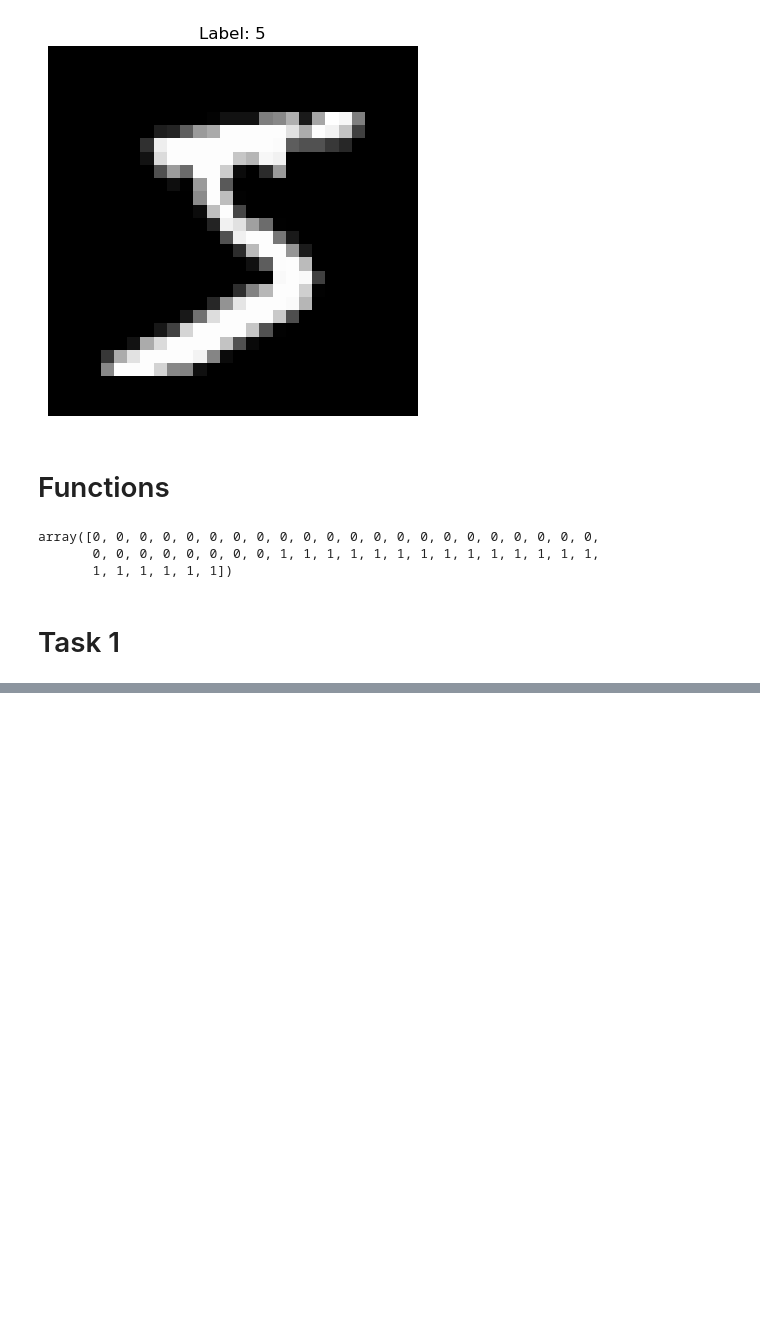
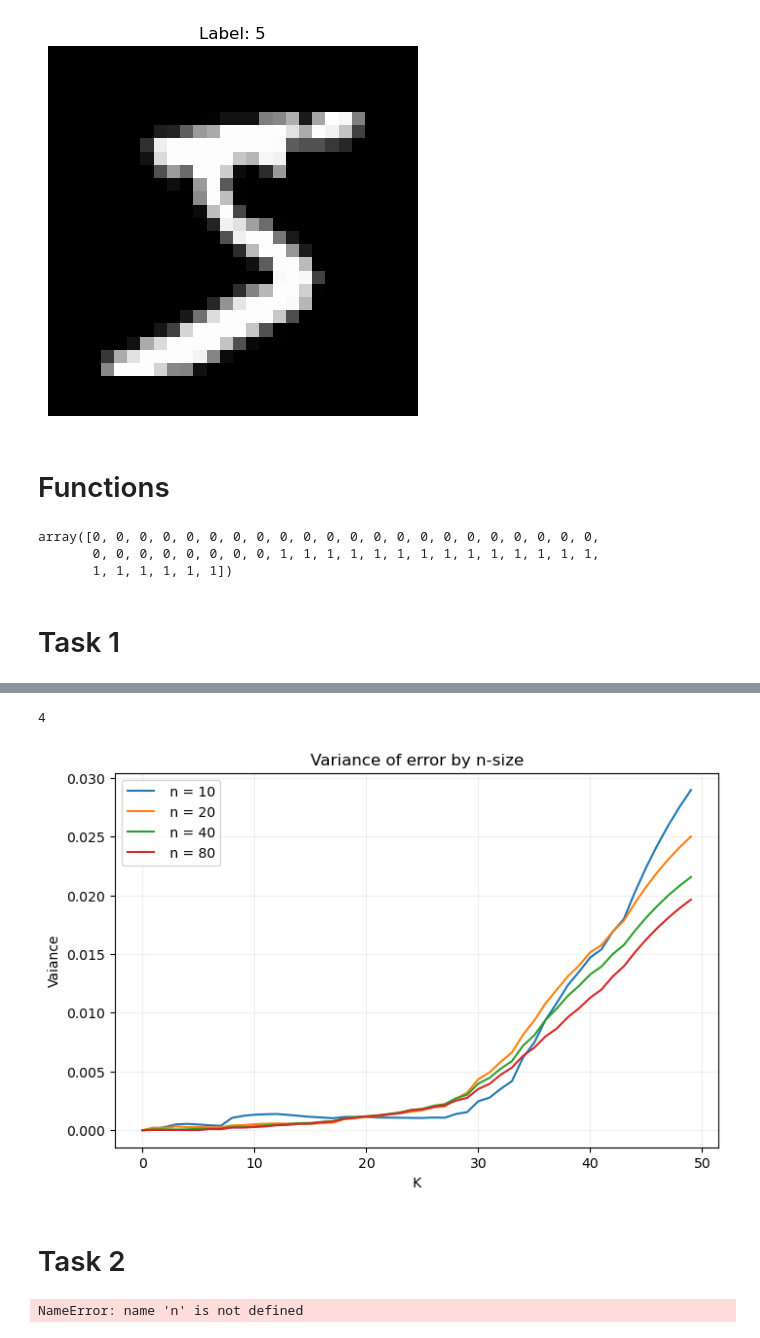
Before and after one commit to Husted42/machineLearning, a Jupyter notebook: 1/task1.ipynb, the cells around one changed output, grey strips where cells are left out. Cells and saved outputs as stored; diff of their text form; code cells hidden in the pictures; blank space fills up the shorter version.

```diff
--- a/1/task1.ipynb
+++ b/1/task1.ipynb
@@ -137,0 +162,51 @@ solution1()
+# %%
+
+def solution2():
+    varianceByN = []
+    for n in nLst:
+        lst = np.zeros(m)
+        for i in range (5):
+            X_val = splitVal(data_matrix, i, n, m)
+            Y_val = splitVal(labels, i, n, m)
+            sumLst = np.zeros(m)
+            for x in range (len(X_val)):
+                something = knn(X_train, Y_train, X_val[x], Y_val[x])
+                sumLst = sumLst + something
+
+
+            lst = lst + sumLst
+        lst = list(map(lambda elm : elm / (n*5), lst))
+
+        #lst is a list of the sum of validation error for each k
+        varList = []
+        for k in range (len(lst)):
+            foo = np.array(lst[:k+1])
+            variance = np.var(foo)
+            varList.append(round(variance,5))
+        varianceByN.append(varList)
+
+    print(len(varianceByN))
+    plotVariance(m, varianceByN, nLst, 'Variance of error by n-size')
+solution2()
+# %% [output]
+4
+[figure, added]
+# %% [markdown]
+# Task 2
+# %%
+def allInOne(data, m, n):
+    ##### --- Load data --- #####
+    # Load the data from MNIST-5-6-Subset.txt
+    # Change the path as needed
+    data_file_path = data
+    data_matrix = np.loadtxt(data_file_path).reshape(1877, 784)
+    # Load the labels from MNIST-5-6-Labels.txt
+    # Change the path as needed
+    labels_file_path = "MNIST-5-6-Subset/MNIST-5-6-Subset-Labels.txt"
+    labels = np.loadtxt(labels_file_path)
+
+    ##### --- Load data --- #####
+
+allInOne("MNIST-5-6-Subset/MNIST-5-6-Subset.txt", 50, 10)
+# %% [output]
+NameError: name 'n' is not defined
```
Also changed, not shown: parts of 3 cells of this notebook, 1 other file.
